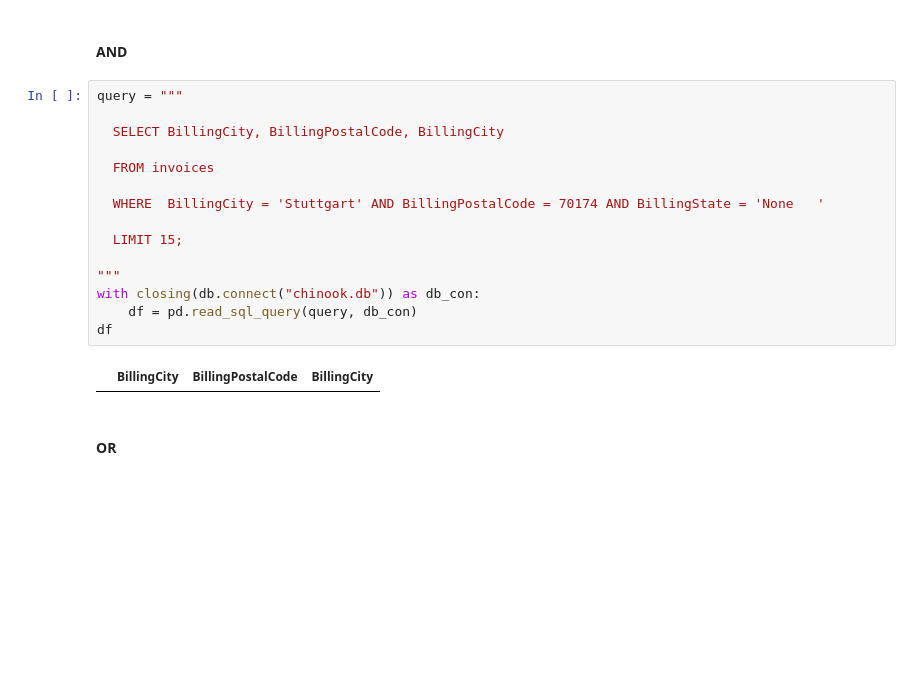
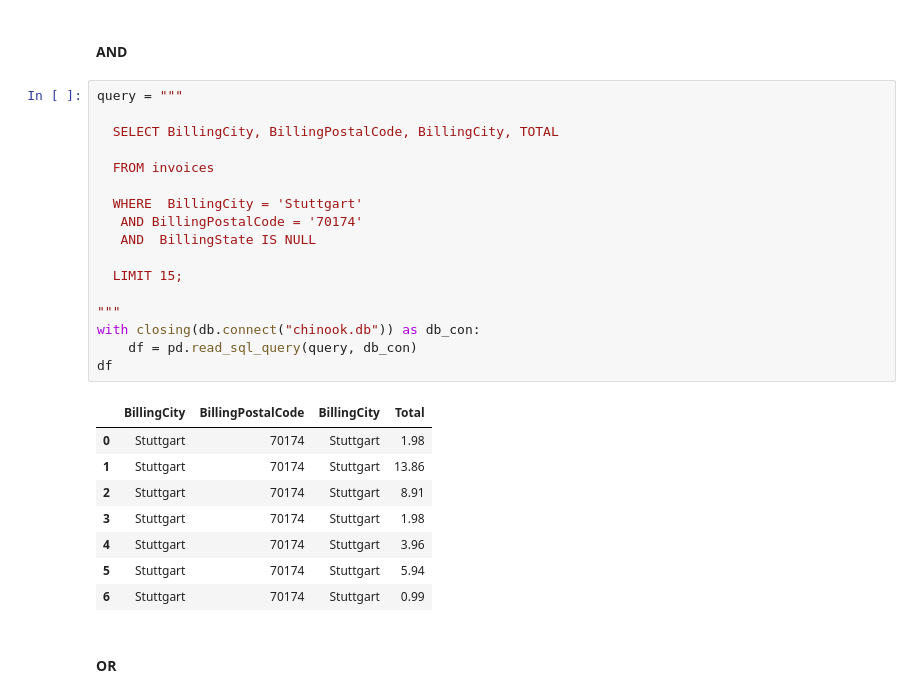
Before and after one commit to cyeef/Data-Science-Portfolio-C21-, a Jupyter notebook: Projects/Project-3/SQL.1-Chinook.project.template.ipynb, the cells around one changed output. Cells and saved outputs as stored; diff of their text form; blank space fills up the shorter version.

```diff
--- a/Projects/Project-3/SQL.1-Chinook.project.template.ipynb
+++ b/Projects/Project-3/SQL.1-Chinook.project.template.ipynb
@@ -229,19 +227,28 @@ df
 # %%
 query = """
 
-  SELECT BillingCity, BillingPostalCode, BillingCity
+  SELECT BillingCity, BillingPostalCode, BillingCity, TOTAL
 
   FROM invoices
 
-  WHERE  BillingCity = 'Stuttgart' AND BillingPostalCode = 70174 AND BillingState = 'None	'
+  WHERE  BillingCity = 'Stuttgart'
+   AND BillingPostalCode = '70174'
+   AND  BillingState IS NULL
 
   LIMIT 15;
 
 """
 with closing(db.connect("chinook.db")) as db_con:
     df = pd.read_sql_query(query, db_con)
 df
 # %% [output]
-|  | BillingCity | BillingPostalCode | BillingCity |
+|  | BillingCity | BillingPostalCode | BillingCity | Total |
+| 0 | Stuttgart | 70174 | Stuttgart | 1.98 |
+| 1 | Stuttgart | 70174 | Stuttgart | 13.86 |
+| 2 | Stuttgart | 70174 | Stuttgart | 8.91 |
+| 3 | Stuttgart | 70174 | Stuttgart | 1.98 |
+| 4 | Stuttgart | 70174 | Stuttgart | 3.96 |
+| 5 | Stuttgart | 70174 | Stuttgart | 5.94 |
+| 6 | Stuttgart | 70174 | Stuttgart | 0.99 |
 # %% [markdown]
 #### OR
```
Also changed, not shown: parts of 2 cells of this notebook.
